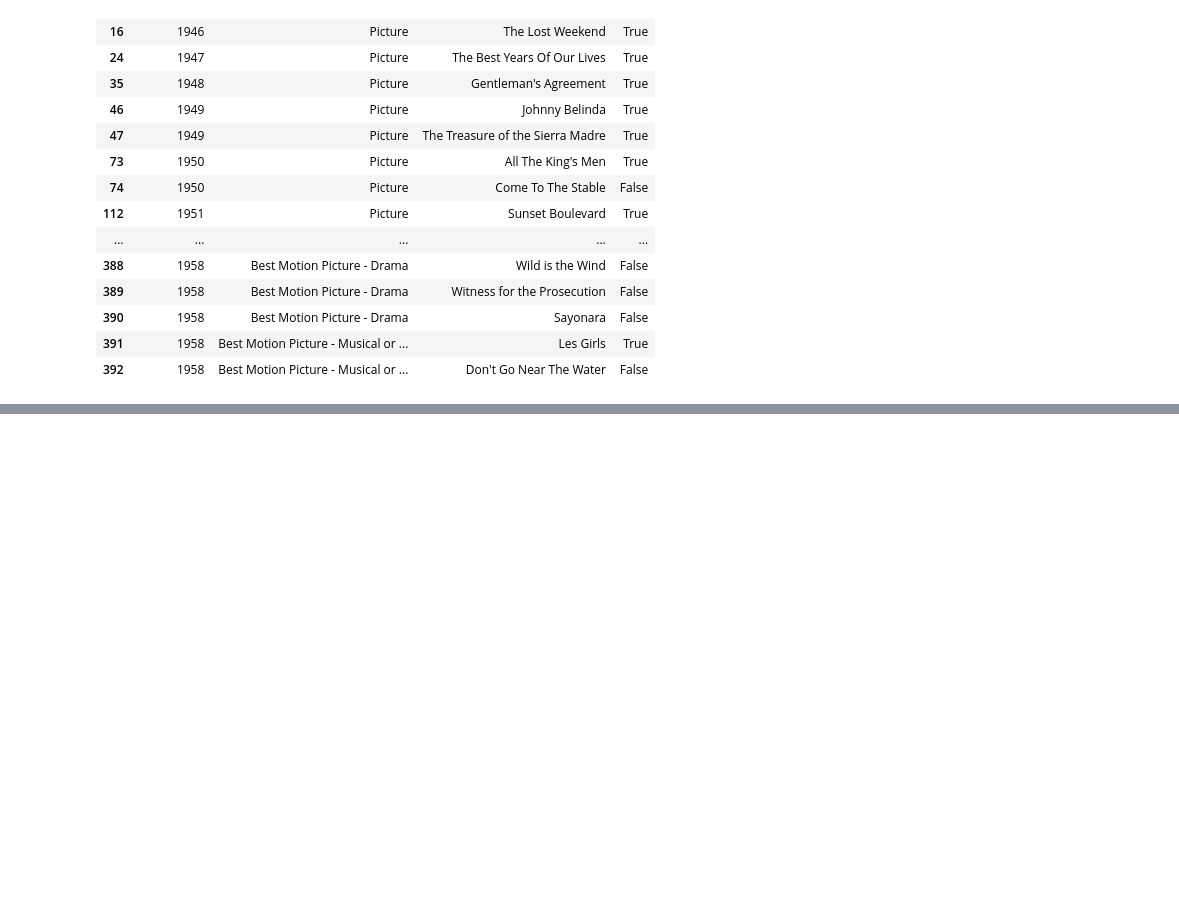
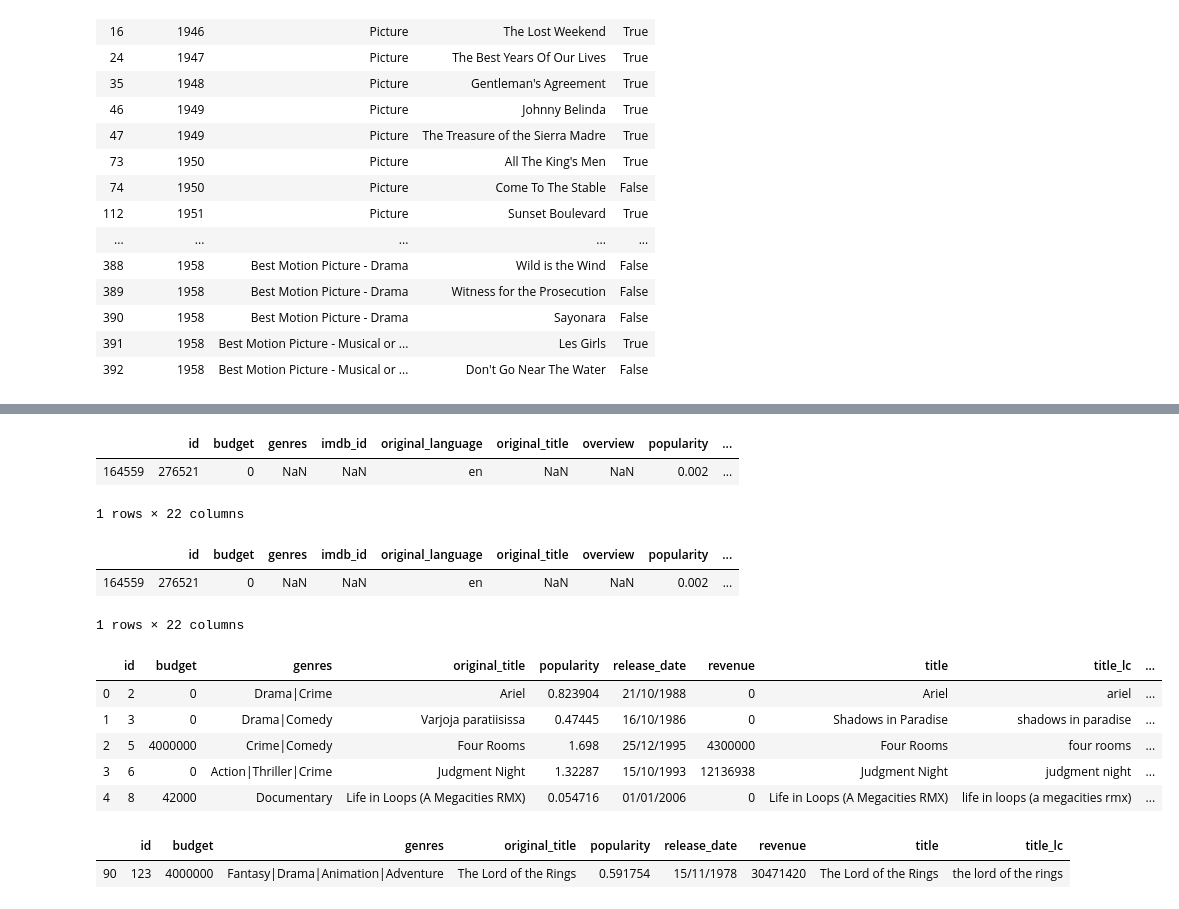
Before and after one commit to dagneycooke/etl_project, a Jupyter notebook: ETL_Project_GG.ipynb, the cells around one changed output, grey strips where cells are left out. Cells and saved outputs as stored; diff of their text form; code cells hidden in the pictures; blank space fills up the shorter version.

```diff
--- a/ETL_Project_GG.ipynb
+++ b/ETL_Project_GG.ipynb
@@ -79,0 +84,7 @@ movies_only.head(50)
+# %%
+# path to Movies csv file
+all_movies_file = "Resources/AllMoviesDetailsCleaned.csv"
+
+# read in Movies csv file
+source_movies_df = pd.read_csv(all_movies_file, sep=';')
+source_movies_df.head()
@@ -79,0 +116,41 @@ movies_only.head(50)
+# %%
+# Check how many NaNs we have in title column
+filtered_NaN_title_df = source_movies_df[source_movies_df['title'].isnull()]
+filtered_NaN_title_df
+# %% [output]
+|  | id | budget | genres | imdb_id | original_language | original_title | overview | popularity | ... |
+| 164559 | 276521 | 0 | NaN | NaN | en | NaN | NaN | 0.002 | ... |
+1 rows × 22 columns
+# %%
+# Check how many NaNs we have in original title column
+filtered_NaN_title_df = source_movies_df[source_movies_df['original_title'].isnull()]
+filtered_NaN_title_df
+# %% [output]
+|  | id | budget | genres | imdb_id | original_language | original_title | overview | popularity | ... |
+| 164559 | 276521 | 0 | NaN | NaN | en | NaN | NaN | 0.002 | ... |
+1 rows × 22 columns
+# %%
+# Delete row with NaN in the title column
+source_movies_df.dropna(subset=['title'], inplace = True)
+# %%
+# Delete columns that are not needed
+movies_df = source_movies_df.drop(columns={'imdb_id', 'original_language', 'overview', 'production_companies',
+       'production_countries', 'runtime', 'spoken_languages', 'status', 'tagline', 'vote_average', 'vote_count',
+       'production_companies_number', 'production_countries_number', 'spoken_languages_number'})
+movies_df['title_lc'] = movies_df['title'].str.lower()
+movies_df['release_year'] = pd.DatetimeIndex(movies_df['release_date']).year
+movies_df.head()
+# %% [output]
+|  | id | budget | genres | original_title | popularity | release_date | revenue | title | title_lc | ... |
+| 0 | 2 | 0 | Drama|Crime | Ariel | 0.823904 | 21/10/1988 | 0 | Ariel | ariel | ... |
+| 1 | 3 | 0 | Drama|Comedy | Varjoja paratiisissa | 0.47445 | 16/10/1986 | 0 | Shadows in Paradise | shadows in paradise | ... |
+| 2 | 5 | 4000000 | Crime|Comedy | Four Rooms | 1.698 | 25/12/1995 | 4300000 | Four Rooms | four rooms | ... |
+| 3 | 6 | 0 | Action|Thriller|Crime | Judgment Night | 1.32287 | 15/10/1993 | 12136938 | Judgment Night | judgment night | ... |
+| 4 | 8 | 42000 | Documentary | Life in Loops (A Megacities RMX) | 0.054716 | 01/01/2006 | 0 | Life in Loops (A Megacities RMX) | life in loops (a megacities rmx) | ... |
+# %%
+# Check how The Lord of the rings is written
+mask = movies_df.loc[(movies_df['title_lc'] == 'the lord of the rings')]
+mask
+# %% [output]
+|  | id | budget | genres | original_title | popularity | release_date | revenue | title | title_lc |
+| 90 | 123 | 4000000 | Fantasy|Drama|Animation|Adventure | The Lord of the Rings | 0.591754 | 15/11/1978 | 30471420 | The Lord of the Rings | the lord of the rings |
```
Also changed, not shown: parts of 5 cells of this notebook, 2 other files.
